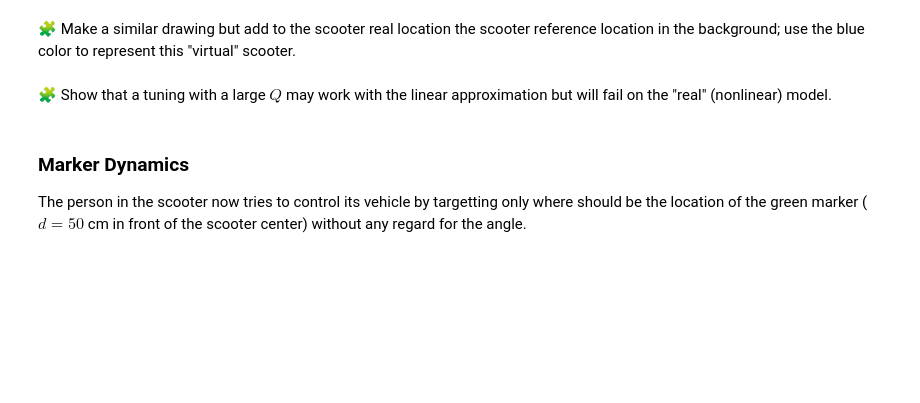
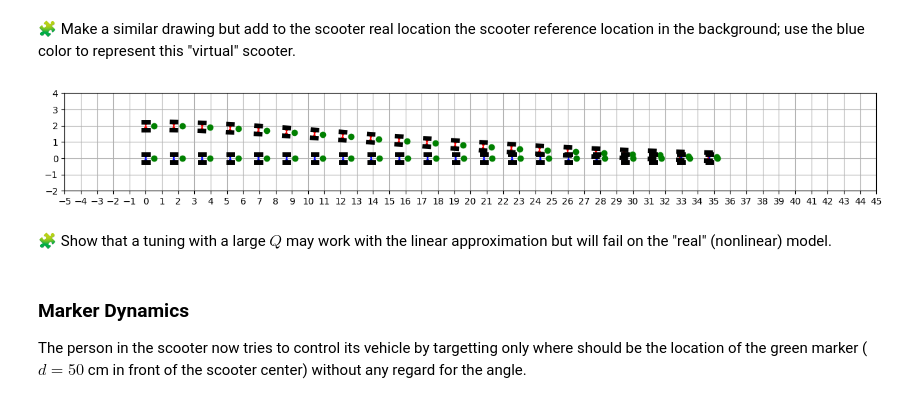
Before and after one commit to Nouamane77/control-engineering-with-python-project-2023-2024, a Jupyter notebook: Project-part-3.ipynb, the cells around one changed output. Cells and saved outputs as stored; diff of their text form; code cells hidden in the pictures; blank space fills up the shorter version.

```diff
--- a/Project-part-3.ipynb
+++ b/Project-part-3.ipynb
@@ -916,3 +941,61 @@ pass
+# %%
+def draw_virtual(x, y, theta):
+    translation = array([[x], [y]])
+    rotation = array([
+        [cos(theta), -sin(theta)],
+        [sin(theta),  cos(theta)]
+    ])
+
+    # Left pad
+    corners = [[0, 0], [-r, l/2], [r, l/2]]
+    corners += [corners[0]]
+    corners = array(corners).T
+    corners = rotation @ corners + translation
+    xc = corners[0]
+    yc = corners[1]
+    fill(xc, yc, color="blue", zorder=10)
+
+    # Right pad
+    corners = [[0, 0], [r, -l/2], [-r, -l/2]]
+    corners += [corners[0]]
+    corners = array(corners).T
+    corners = rotation @ corners + translation
+    xc = corners[0]
+    yc = corners[1]
+    fill(xc, yc, color="blue", zorder=10)
+
+    # Fixed Wheels
+    wheel_left_xy_start = rotation @ [[-r], [-l/2]] + translation
+    wheel_left_xy_end = rotation @ [[r], [-l/2]] + translation
+    plot([wheel_left_xy_start[0], wheel_left_xy_end[0]], [wheel_left_xy_start[1], wheel_left_xy_end[1]], color="black",linewidth=5, zorder=20)
+
+    wheel_right_xy_start = rotation @ [[-r], [l/2]] + translation
+    wheel_right_xy_end = rotation @ [[r], [l/2]] + translation
+    plot([wheel_right_xy_start[0], wheel_right_xy_end[0]], [wheel_right_xy_start[1], wheel_right_xy_end[1]], color="black", linewidth=5, zorder=20)
+
+    # Forward marker
+    xm, ym = rotation @ array([0.5, 0]) + array([x, y])
+    plot([xm], [ym], "o", color="green")
+
+# Définition des références pour le scooter virtuel
+referenceX = [v * i for i in t]
+referenceY = [0] * len(t)
+thetaR = [0] * len(t)
+
+
+draw_arena(-5, 45, -2, 4)
+
+# Dessin du scooter réel
+for x, y, theta in sol_t.T:
+    draw_scooter(x, y, theta)
+
+# Dessin du scooter virtuel
+for x, y, theta in zip(referenceX, referenceY, thetaR):
+    draw_virtual(x, y, theta)
+
+show()
+# %% [output]
+[figure, added]
 # %% [markdown]
 🧩 Show that a tuning with a large $Q$ may work with the linear approximation but will fail on the "real" (nonlinear) model.
 # %%
```
Also changed, not shown: parts of 8 cells of this notebook.
